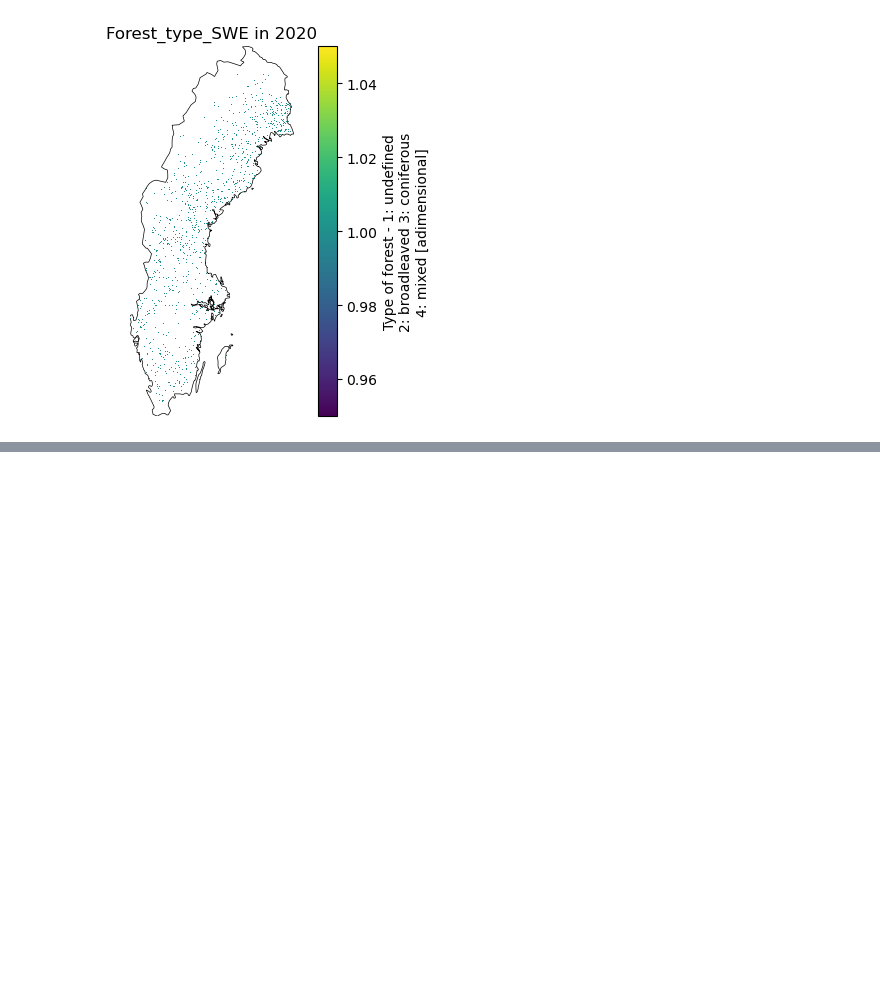
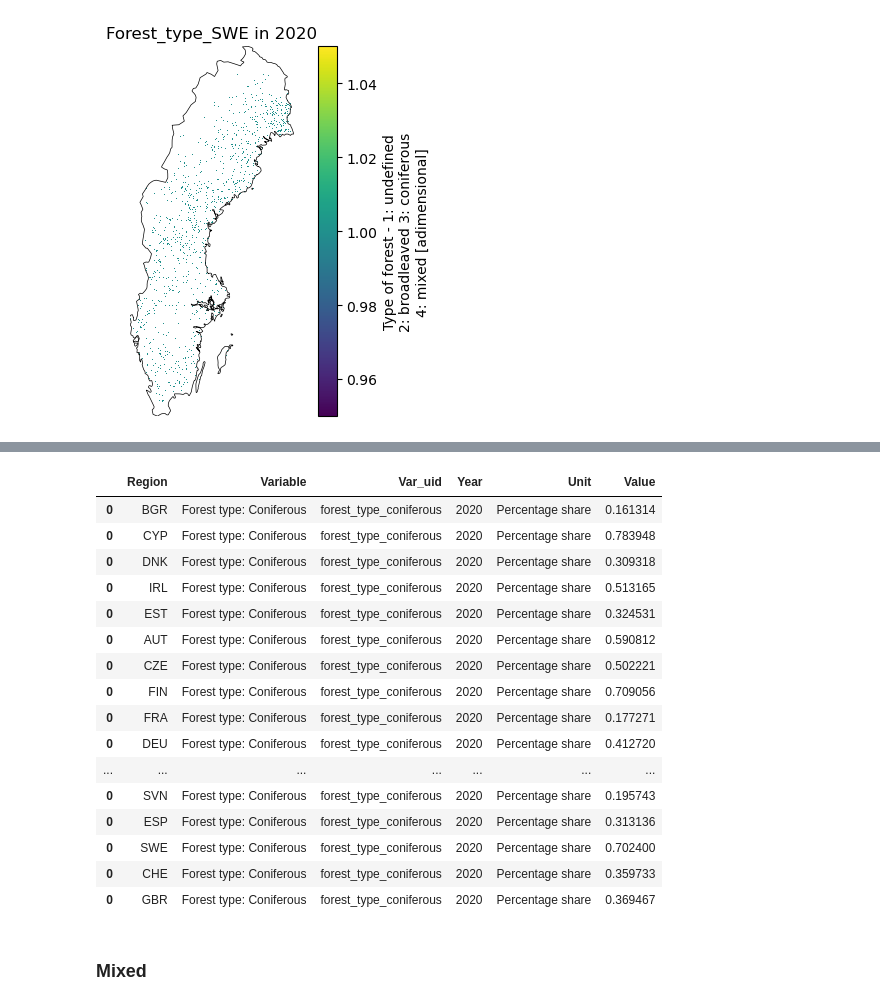
Before and after one commit to firzari/forest_data_analysis, a Jupyter notebook: notebook/forest_type.ipynb, the cells around one changed output, grey strips where cells are left out. Cells and saved outputs as stored; diff of their text form; code cells hidden in the pictures; blank space fills up the shorter version.

```diff
--- a/notebook/forest_type.ipynb
+++ b/notebook/forest_type.ipynb
@@ -150,0 +278,22 @@ type_cover_perc_df
+# %%
+conifer_cover_perc_df
+# %% [output]
+|  | Region | Variable | Var_uid | Year | Unit | Value |
+| 0 | BGR | Forest type: Coniferous | forest_type_coniferous | 2020 | Percentage share | 0.161314 |
+| 0 | CYP | Forest type: Coniferous | forest_type_coniferous | 2020 | Percentage share | 0.783948 |
+| 0 | DNK | Forest type: Coniferous | forest_type_coniferous | 2020 | Percentage share | 0.309318 |
+| 0 | IRL | Forest type: Coniferous | forest_type_coniferous | 2020 | Percentage share | 0.513165 |
+| 0 | EST | Forest type: Coniferous | forest_type_coniferous | 2020 | Percentage share | 0.324531 |
+| 0 | AUT | Forest type: Coniferous | forest_type_coniferous | 2020 | Percentage share | 0.590812 |
+| 0 | CZE | Forest type: Coniferous | forest_type_coniferous | 2020 | Percentage share | 0.502221 |
+| 0 | FIN | Forest type: Coniferous | forest_type_coniferous | 2020 | Percentage share | 0.709056 |
+| 0 | FRA | Forest type: Coniferous | forest_type_coniferous | 2020 | Percentage share | 0.177271 |
+| 0 | DEU | Forest type: Coniferous | forest_type_coniferous | 2020 | Percentage share | 0.412720 |
+| ... | ... | ... | ... | ... | ... | ... |
+| 0 | SVN | Forest type: Coniferous | forest_type_coniferous | 2020 | Percentage share | 0.195743 |
+| 0 | ESP | Forest type: Coniferous | forest_type_coniferous | 2020 | Percentage share | 0.313136 |
+| 0 | SWE | Forest type: Coniferous | forest_type_coniferous | 2020 | Percentage share | 0.702400 |
+| 0 | CHE | Forest type: Coniferous | forest_type_coniferous | 2020 | Percentage share | 0.359733 |
+| 0 | GBR | Forest type: Coniferous | forest_type_coniferous | 2020 | Percentage share | 0.369467 |
+# %% [markdown]
+### Mixed
```
Also changed, not shown: parts of 16 cells of this notebook, 1 other file.
